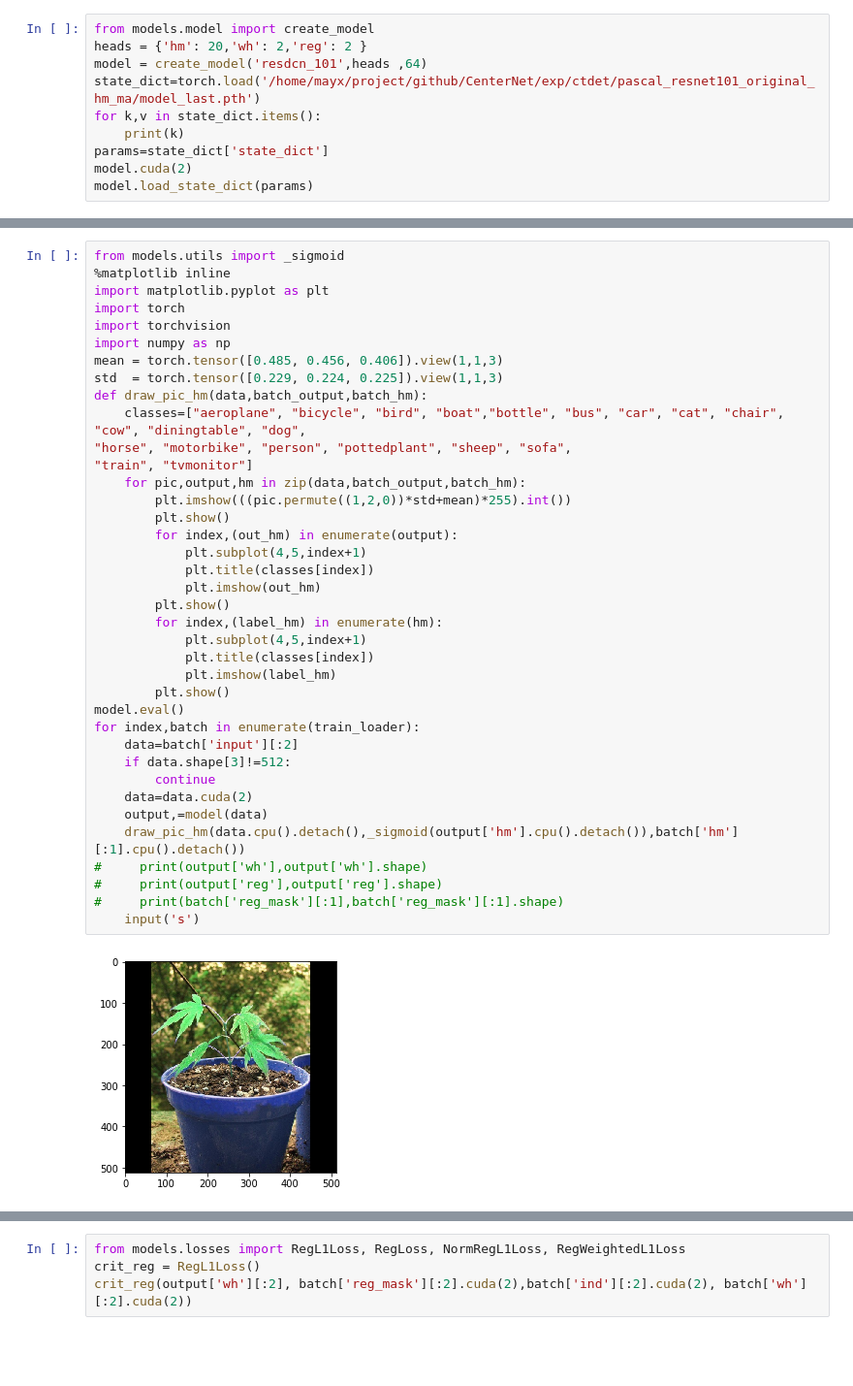
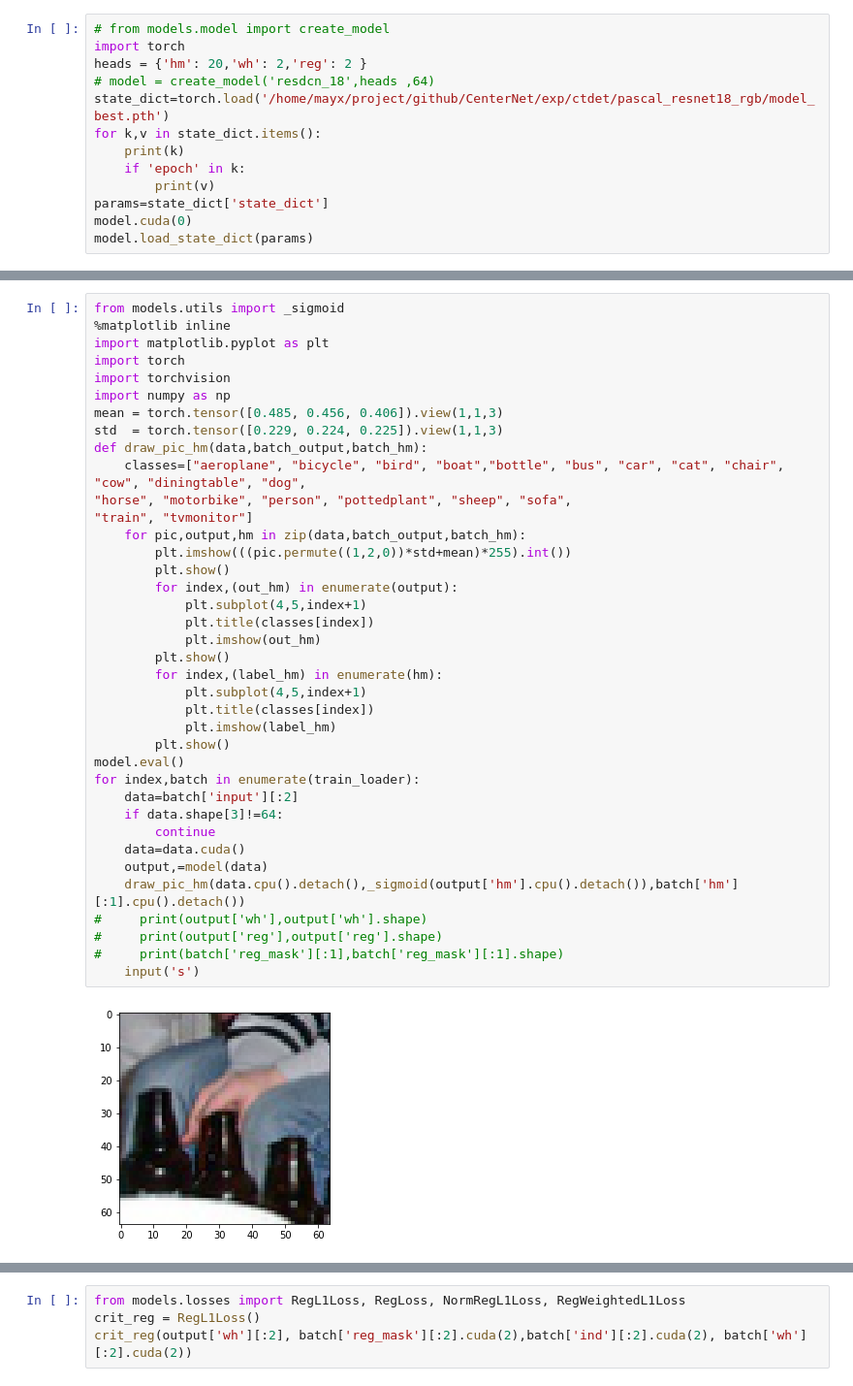
Before and after one commit to ImMrMa/PL_face_detection, a Jupyter notebook: src/Untitled.ipynb, the cells around one changed output, grey strips where cells are left out. Shown at 97% size. Drawn from its saved outputs; the diff is of its cells as text; blank space fills up the shorter version.

```diff
--- a/src/Untitled.ipynb
+++ b/src/Untitled.ipynb
@@ -60,13 +60,16 @@ creating index...
 index created!
 Loaded train 16551 samples
 # %%
-from models.model import create_model
+# from models.model import create_model
+import torch
 heads = {'hm': 20,'wh': 2,'reg': 2 }
-model = create_model('resdcn_101',heads ,64)
-state_dict=torch.load('/home/mayx/project/github/CenterNet/exp/ctdet/pascal_resnet101_original_hm_ma/model_last.pth')
+# model = create_model('resdcn_18',heads ,64)
+state_dict=torch.load('/home/mayx/project/github/CenterNet/exp/ctdet/pascal_resnet18_rgb/model_best.pth')
 for k,v in state_dict.items():
     print(k)
+    if 'epoch' in k:
+        print(v)
 params=state_dict['state_dict']
-model.cuda(2)
+model.cuda(0)
 model.load_state_dict(params)
 # %% [output]
@@ -86,33 +87,33 @@ import numpy as np
 mean = torch.tensor([0.485, 0.456, 0.406]).view(1,1,3)
 std  = torch.tensor([0.229, 0.224, 0.225]).view(1,1,3)
 def draw_pic_hm(data,batch_output,batch_hm):
     classes=["aeroplane", "bicycle", "bird", "boat","bottle", "bus", "car", "cat", "chair", "cow", "diningtable", "dog",
 "horse", "motorbike", "person", "pottedplant", "sheep", "sofa",
 "train", "tvmonitor"]
     for pic,output,hm in zip(data,batch_output,batch_hm):
         plt.imshow(((pic.permute((1,2,0))*std+mean)*255).int())
         plt.show()
         for index,(out_hm) in enumerate(output):
             plt.subplot(4,5,index+1)
             plt.title(classes[index])
             plt.imshow(out_hm)
         plt.show()
         for index,(label_hm) in enumerate(hm):
             plt.subplot(4,5,index+1)
             plt.title(classes[index])
             plt.imshow(label_hm)
         plt.show()
 model.eval()
 for index,batch in enumerate(train_loader):
     data=batch['input'][:2]
-    if data.shape[3]!=512:
+    if data.shape[3]!=64:
         continue
-    data=data.cuda(2)
+    data=data.cuda()
     output,=model(data)
     draw_pic_hm(data.cpu().detach(),_sigmoid(output['hm'].cpu().detach()),batch['hm'][:1].cpu().detach())
 #     print(output['wh'],output['wh'].shape)
 #     print(output['reg'],output['reg'].shape)
 #     print(batch['reg_mask'][:1],batch['reg_mask'][:1].shape)
     input('s')
 # %% [output]
-[figure, old version]
+[figure, new version]
```
Also changed, not shown: parts of 4 cells of this notebook, 7 other files.
